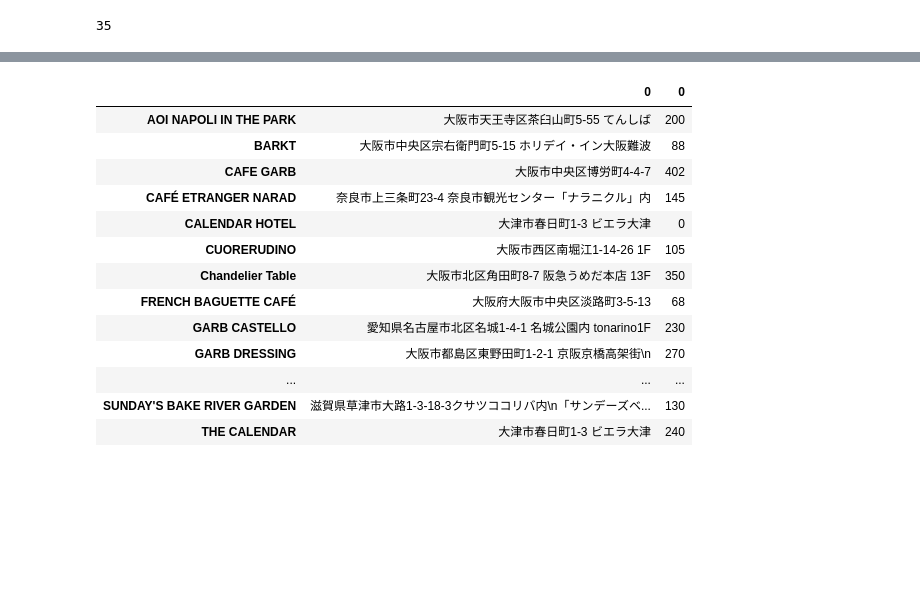
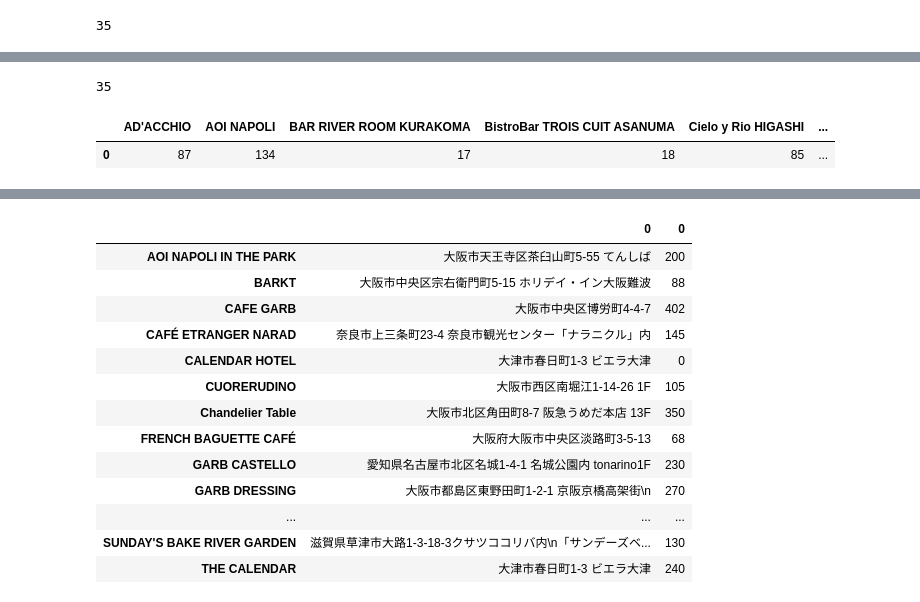
Before and after one commit to ryuto-takano/gci_team8, a Jupyter notebook: murayama/bal.ipynb, the cells around one changed output, grey strips where cells are left out. Cells and saved outputs as stored; diff of their text form; code cells hidden in the pictures; blank space fills up the shorter version.

```diff
--- a/murayama/bal.ipynb
+++ b/murayama/bal.ipynb
@@ -397 +417,5 @@ len(ws)
+# %%
+len(ws)
+# %% [output]
+35
 # %%
@@ -412,2 +438,11 @@ ss  = [0,0,22,0,0,0,0,0]
 de4 = df([de])
 de5 = df([de2])
+# %%
+#カラムが長いので全表示したいな
+pd.options.display.max_columns = None
+# %%
+# 席数×店名
+de4
+# %% [output]
+|  | AD'ACCHIO | AOI NAPOLI | BAR RIVER ROOM KURAKOMA | BistroBar TROIS CUIT ASANUMA | Cielo y Rio HIGASHI | ... |
+| 0 | 87 | 134 | 17 | 18 | 85 | ... |
```
Also changed, not shown: parts of 38 cells of this notebook.
